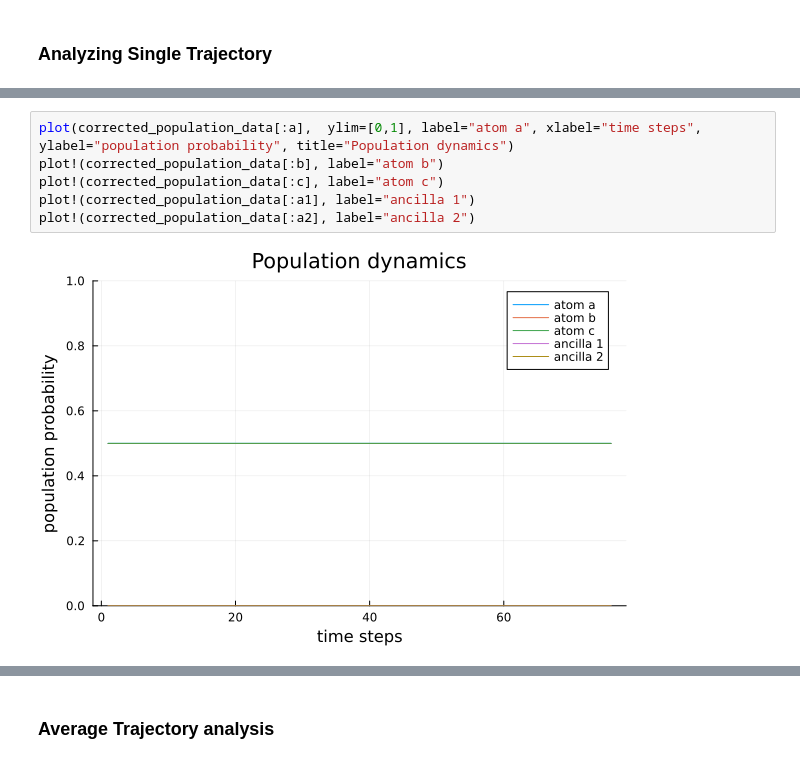
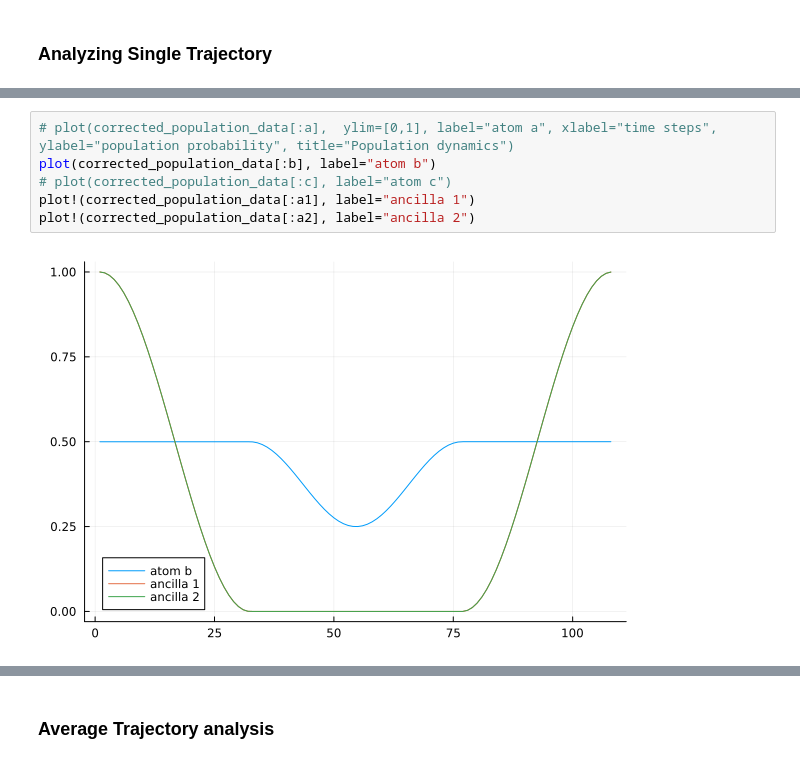
Before and after one commit to Ak-ash22/rydberg_qec, a Jupyter notebook: codework/phaseflip_code/result_analysis.ipynb, the cells around one changed output, grey strips where cells are left out. Drawn from its saved outputs; the diff is of its cells as text.

```diff
--- a/codework/phaseflip_code/result_analysis.ipynb
+++ b/codework/phaseflip_code/result_analysis.ipynb
@@ -25,8 +25,8 @@ plot!(population_data[:a2], label="ancilla 2")
 # %%
-plot(corrected_population_data[:a],  ylim=[0,1], label="atom a", xlabel="time steps", ylabel="population probability", title="Population dynamics")
-plot!(corrected_population_data[:b], label="atom b")
-plot!(corrected_population_data[:c], label="atom c")
+# plot(corrected_population_data[:a],  ylim=[0,1], label="atom a", xlabel="time steps", ylabel="population probability", title="Population dynamics")
+plot(corrected_population_data[:b], label="atom b")
+# plot(corrected_population_data[:c], label="atom c")
 plot!(corrected_population_data[:a1], label="ancilla 1")
 plot!(corrected_population_data[:a2], label="ancilla 2")
 # %% [output]
-[figure, old version]
+[figure, new version]
```
Also changed, not shown: parts of 2 cells of this notebook, 3 other files.
